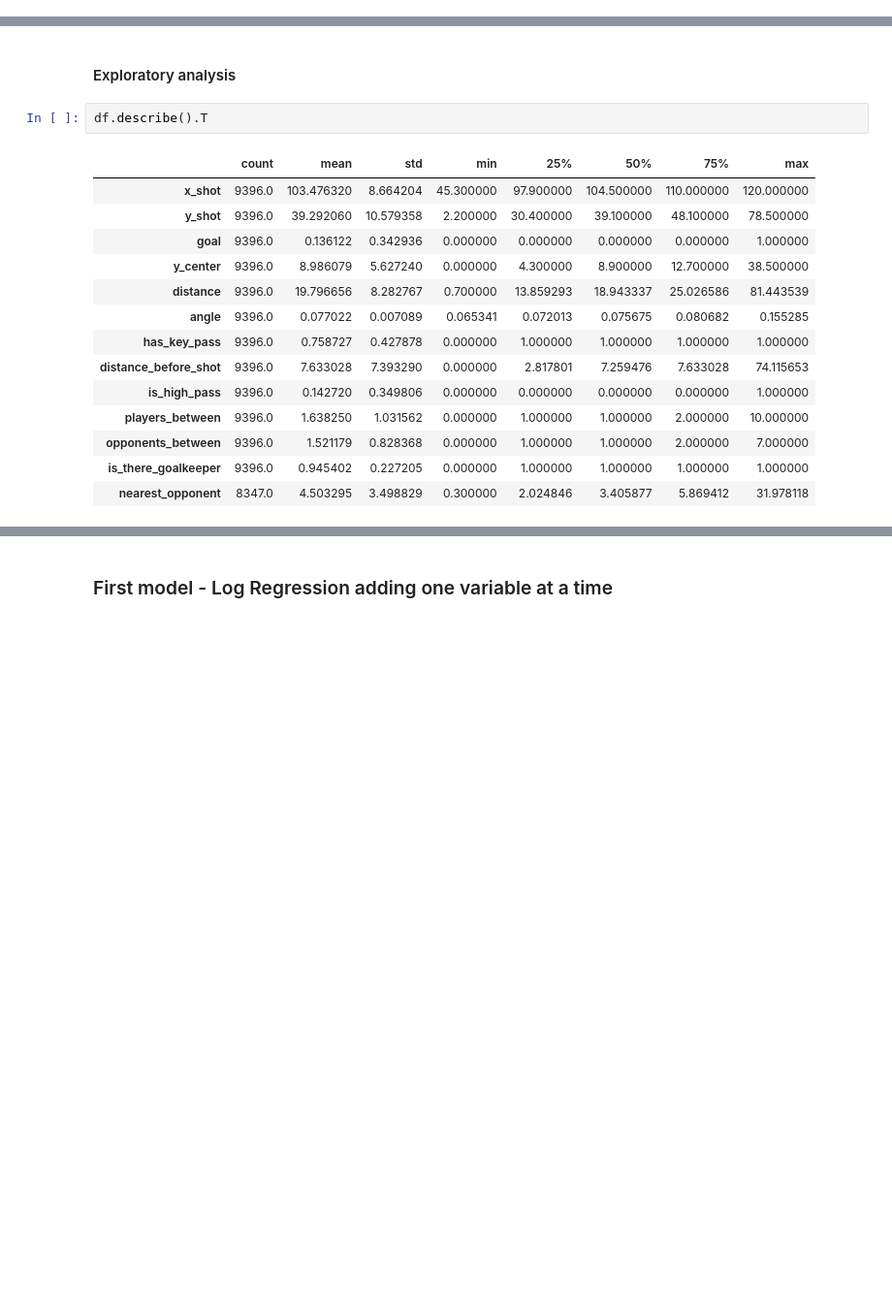
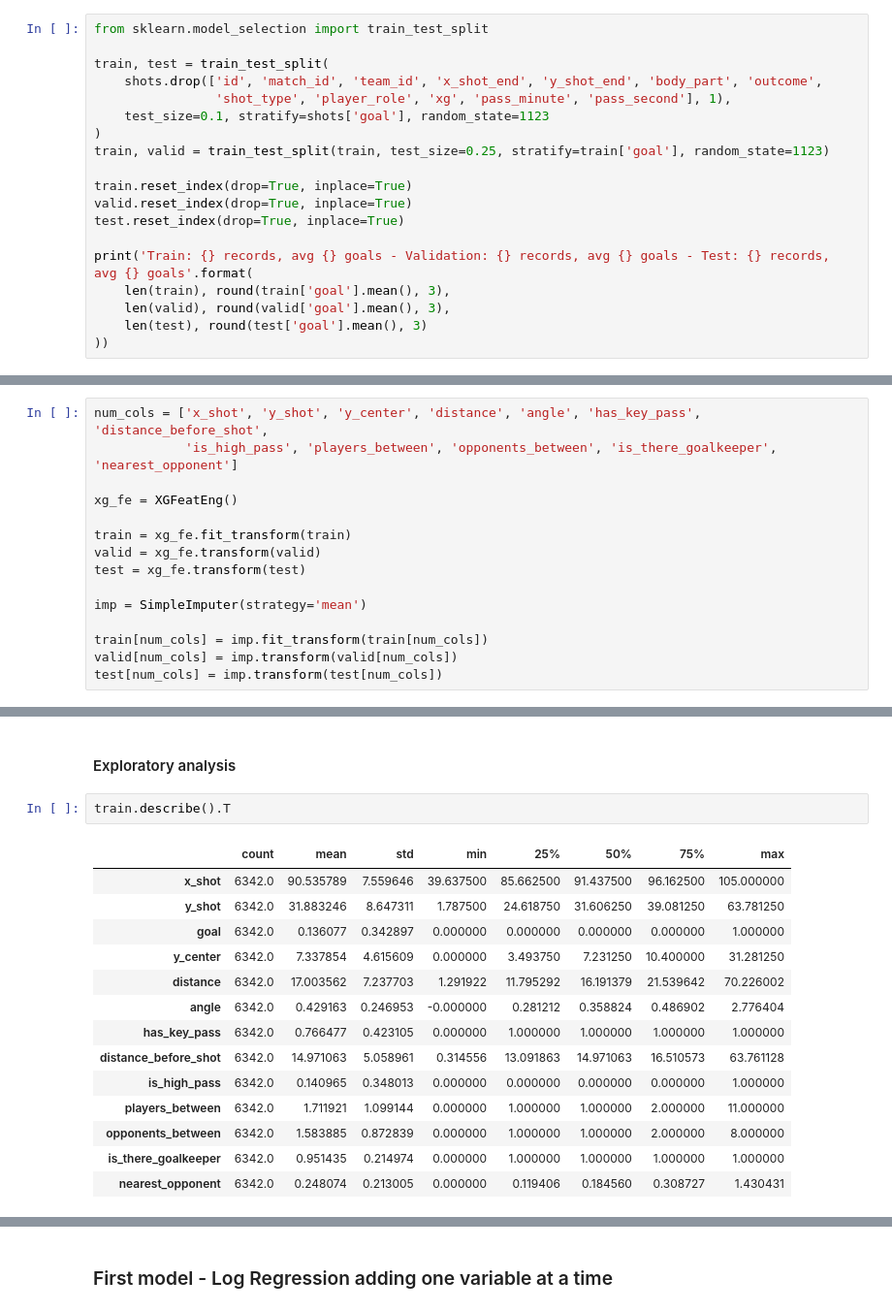
Before and after one commit to MatteoFelici/football, a Jupyter notebook: xg-model/StatsBomb.ipynb, the cells around one changed output, grey strips where cells are left out. Shown at 97% size. Cells and saved outputs as stored; diff of their text form; blank space fills up the shorter version.

Commit message:
Clean process + catboost model

```diff
--- a/xg-model/StatsBomb.ipynb
+++ b/xg-model/StatsBomb.ipynb
@@ -287,0 +290,19 @@ dtype: float64
+# %%
+from sklearn.model_selection import train_test_split
+
+train, test = train_test_split(
+    shots.drop(['id', 'match_id', 'team_id', 'x_shot_end', 'y_shot_end', 'body_part', 'outcome',
+                'shot_type', 'player_role', 'xg', 'pass_minute', 'pass_second'], 1),
+    test_size=0.1, stratify=shots['goal'], random_state=1123
+)
+train, valid = train_test_split(train, test_size=0.25, stratify=train['goal'], random_state=1123)
+
+train.reset_index(drop=True, inplace=True)
+valid.reset_index(drop=True, inplace=True)
+test.reset_index(drop=True, inplace=True)
+
+print('Train: {} records, avg {} goals - Validation: {} records, avg {} goals - Test: {} records, avg {} goals'.format(
+    len(train), round(train['goal'].mean(), 3),
+    len(valid), round(valid['goal'].mean(), 3),
+    len(test), round(test['goal'].mean(), 3)
+))
@@ -370,0 +318,15 @@ df.head()
+# %%
+num_cols = ['x_shot', 'y_shot', 'y_center', 'distance', 'angle', 'has_key_pass', 'distance_before_shot',
+            'is_high_pass', 'players_between', 'opponents_between', 'is_there_goalkeeper', 'nearest_opponent']
+
+xg_fe = XGFeatEng()
+
+train = xg_fe.fit_transform(train)
+valid = xg_fe.transform(valid)
+test = xg_fe.transform(test)
+
+imp = SimpleImputer(strategy='mean')
+
+train[num_cols] = imp.fit_transform(train[num_cols])
+valid[num_cols] = imp.transform(valid[num_cols])
+test[num_cols] = imp.transform(test[num_cols])
@@ -371,20 +342,20 @@ df.head()
 # %% [markdown]
 #### Exploratory analysis
 # %%
-df.describe().T
+train.describe().T
 # %% [output]
 |  | count | mean | std | min | 25% | 50% | 75% | max |
-| x_shot | 9396.0 | 103.476320 | 8.664204 | 45.300000 | 97.900000 | 104.500000 | 110.000000 | 120.000000 |
-| y_shot | 9396.0 | 39.292060 | 10.579358 | 2.200000 | 30.400000 | 39.100000 | 48.100000 | 78.500000 |
-| goal | 9396.0 | 0.136122 | 0.342936 | 0.000000 | 0.000000 | 0.000000 | 0.000000 | 1.000000 |
-| y_center | 9396.0 | 8.986079 | 5.627240 | 0.000000 | 4.300000 | 8.900000 | 12.700000 | 38.500000 |
-| distance | 9396.0 | 19.796656 | 8.282767 | 0.700000 | 13.859293 | 18.943337 | 25.026586 | 81.443539 |
-| angle | 9396.0 | 0.077022 | 0.007089 | 0.065341 | 0.072013 | 0.075675 | 0.080682 | 0.155285 |
-| has_key_pass | 9396.0 | 0.758727 | 0.427878 | 0.000000 | 1.000000 | 1.000000 | 1.000000 | 1.000000 |
-| distance_before_shot | 9396.0 | 7.633028 | 7.393290 | 0.000000 | 2.817801 | 7.259476 | 7.633028 | 74.115653 |
-| is_high_pass | 9396.0 | 0.142720 | 0.349806 | 0.000000 | 0.000000 | 0.000000 | 0.000000 | 1.000000 |
-| players_between | 9396.0 | 1.638250 | 1.031562 | 0.000000 | 1.000000 | 1.000000 | 2.000000 | 10.000000 |
-| opponents_between | 9396.0 | 1.521179 | 0.828368 | 0.000000 | 1.000000 | 1.000000 | 2.000000 | 7.000000 |
-| is_there_goalkeeper | 9396.0 | 0.945402 | 0.227205 | 0.000000 | 1.000000 | 1.000000 | 1.000000 | 1.000000 |
-| nearest_opponent | 8347.0 | 4.503295 | 3.498829 | 0.300000 | 2.024846 | 3.405877 | 5.869412 | 31.978118 |
+| x_shot | 6342.0 | 90.535789 | 7.559646 | 39.637500 | 85.662500 | 91.437500 | 96.162500 | 105.000000 |
+| y_shot | 6342.0 | 31.883246 | 8.647311 | 1.787500 | 24.618750 | 31.606250 | 39.081250 | 63.781250 |
+| goal | 6342.0 | 0.136077 | 0.342897 | 0.000000 | 0.000000 | 0.000000 | 0.000000 | 1.000000 |
+| y_center | 6342.0 | 7.337854 | 4.615609 | 0.000000 | 3.493750 | 7.231250 | 10.400000 | 31.281250 |
+| distance | 6342.0 | 17.003562 | 7.237703 | 1.291922 | 11.795292 | 16.191379 | 21.539642 | 70.226002 |
+| angle | 6342.0 | 0.429163 | 0.246953 | -0.000000 | 0.281212 | 0.358824 | 0.486902 | 2.776404 |
+| has_key_pass | 6342.0 | 0.766477 | 0.423105 | 0.000000 | 1.000000 | 1.000000 | 1.000000 | 1.000000 |
+| distance_before_shot | 6342.0 | 14.971063 | 5.058961 | 0.314556 | 13.091863 | 14.971063 | 16.510573 | 63.761128 |
+| is_high_pass | 6342.0 | 0.140965 | 0.348013 | 0.000000 | 0.000000 | 0.000000 | 0.000000 | 1.000000 |
+| players_between | 6342.0 | 1.711921 | 1.099144 | 0.000000 | 1.000000 | 1.000000 | 2.000000 | 11.000000 |
+| opponents_between | 6342.0 | 1.583885 | 0.872839 | 0.000000 | 1.000000 | 1.000000 | 2.000000 | 8.000000 |
+| is_there_goalkeeper | 6342.0 | 0.951435 | 0.214974 | 0.000000 | 1.000000 | 1.000000 | 1.000000 | 1.000000 |
+| nearest_opponent | 6342.0 | 0.248074 | 0.213005 | 0.000000 | 0.119406 | 0.184560 | 0.308727 | 1.430431 |
 # %%
```
Also changed, not shown: parts of 28 cells of this notebook.
